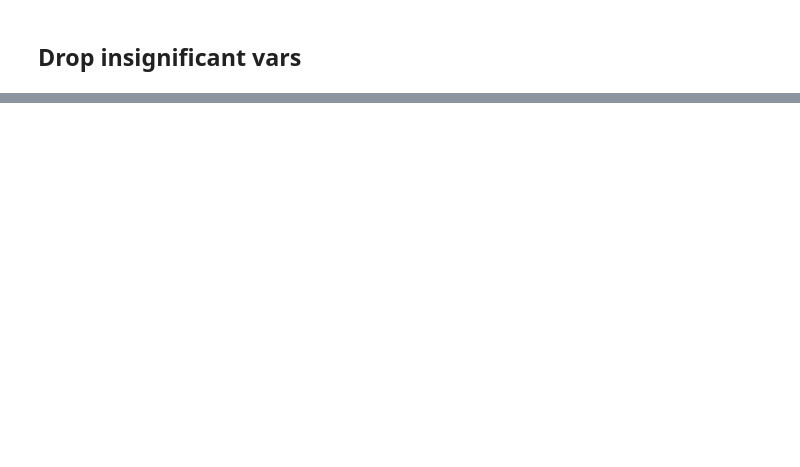
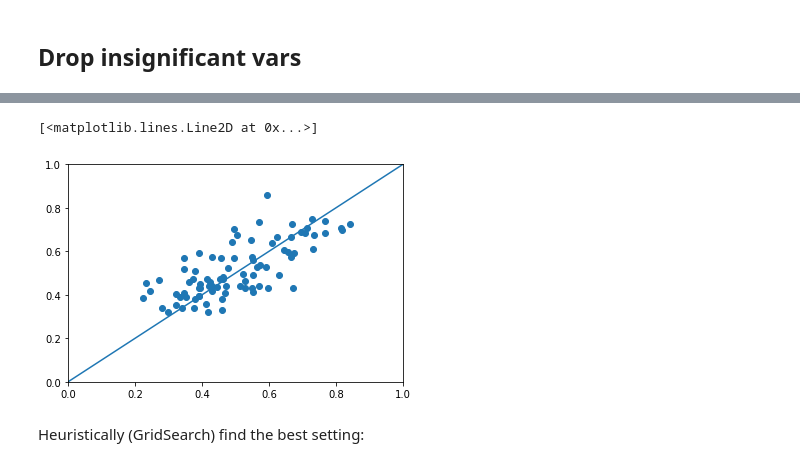
Before and after one commit to lhotaane/Case_study_Lidl, a Jupyter notebook: candy.ipynb, the cells around one changed output, grey strips where cells are left out. Saved outputs shown, nothing was run; the diff lists cells and outputs as text; code cells hidden in the pictures; blank space fills up the shorter version.

```diff
--- a/candy.ipynb
+++ b/candy.ipynb
@@ -403,0 +448,4 @@ for r, i in enumerate(abs_norm_resid_top_3):
+# %%
+# how did the original candy brands perform?
+df = sm.add_constant(df)
+df['predicted_winpercent'] = model_fit.predict(df.drop(['competitorname','winpercent'], axis=1))
@@ -403,0 +458,10 @@ for r, i in enumerate(abs_norm_resid_top_3):
+# %%
+plt.scatter(df['winpercent'],df['predicted_winpercent'])
+plt.xlim((0,1))
+plt.ylim((0,1))
+plt.plot(np.linspace(0,1,100),np.linspace(0,1,100))
+# %% [output]
+[<matplotlib.lines.Line2D at 0x...>]
+[figure, added]
+# %% [markdown]
+Heuristically (GridSearch) find the best setting:
```
Also changed, not shown: parts of 23 cells of this notebook, 1 other file.
